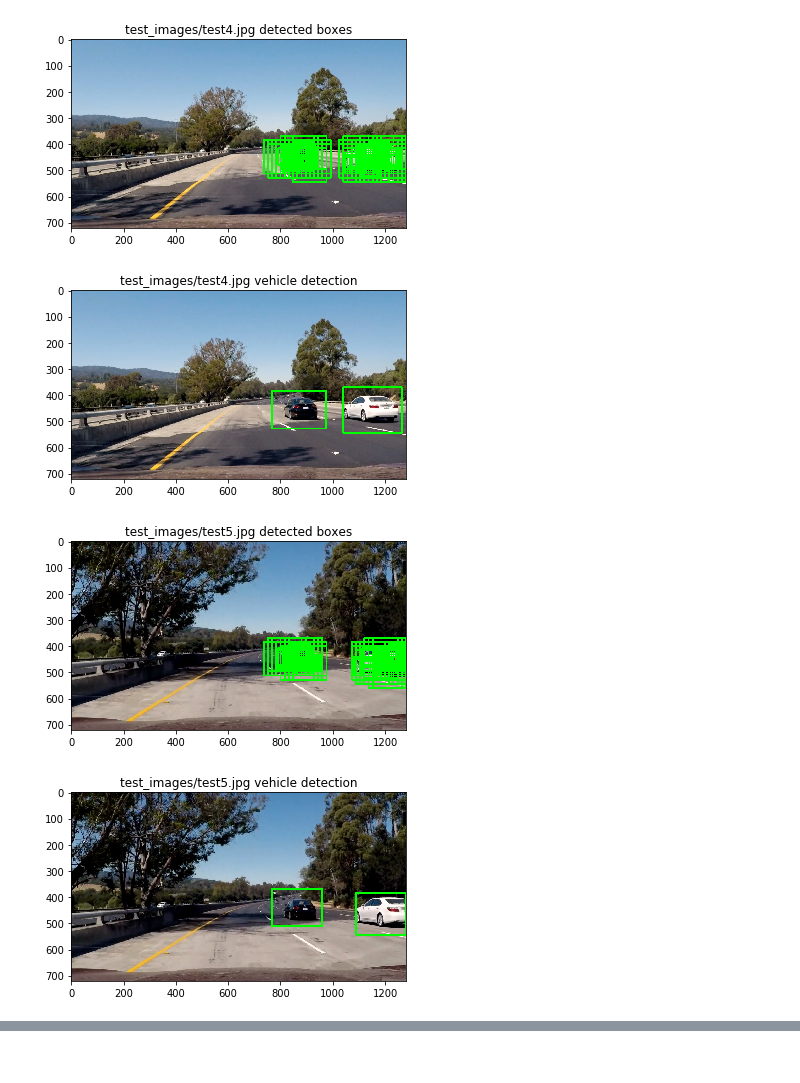
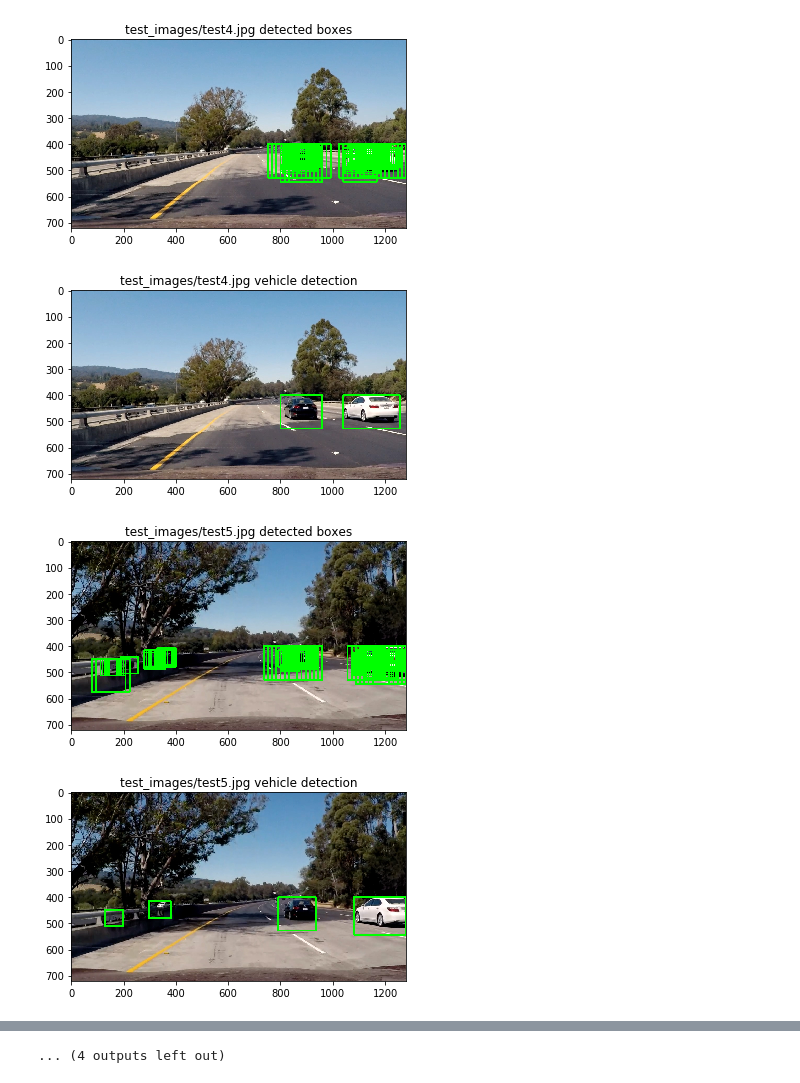
Before and after one commit to tmandal/CarND-Vehicle-Detection, a Jupyter notebook: Vehicle_Detection_CNN.ipynb, the cells around one changed output, grey strips where cells are left out. Saved outputs shown, nothing was run; the diff lists cells and outputs as text; code cells hidden in the pictures.

```diff
--- a/Vehicle_Detection_CNN.ipynb
+++ b/Vehicle_Detection_CNN.ipynb
@@ -205,7 +207,7 @@ def drawBoxes(img, bboxes, color=(0, 255, 0), thick=6):
     # Iterate through the bounding boxes
     for bbox in bboxes:
         # Draw a rectangle given bbox coordinates
-        cv2.rectangle(imcopy, bbox[0], bbox[1], color, thick)
+        cv2.rectangle(imcopy, (bbox[0], bbox[1]), (bbox[2], bbox[3]), color, thick)
     # Return the image copy with boxes drawn
     return imcopy
 # %%
@@ -213,8 +215,8 @@ def addHeat(heatmap, bbox_list):
     # Iterate through list of bboxes
     for box in bbox_list:
         # Add += 1 for all pixels inside each bbox
-        # Assuming each "box" takes the form ((x1, y1), (x2, y2))
-        heatmap[box[0][1]:box[1][1], box[0][0]:box[1][0]] += 1
+        # Assuming each "box" takes the form (x1, y1, x2, y2)
+        heatmap[box[1]:box[3], box[0]:box[2]] += 1
 
     # Return updated heatmap
     return heatmap
@@ -225,7 +227,8 @@ def applyThreshold(heatmap, threshold):
     # Return thresholded map
     return heatmap
 
-def drawLabeledBboxes(img, labels):
+def filterLabeledBboxes(labels, keep_history=False):
+    bboxes = []
     # Iterate through all detected cars
     for car_number in range(1, labels[1]+1):
         # Find pixels with each car_number label value
@@ -234,17 +237,26 @@ def drawLabeledBboxes(img, labels):
         nonzeroy = np.array(nonzero[0])
         nonzerox = np.array(nonzero[1])
         # Define a bounding box based on min/max x and y
-        bbox = ((np.min(nonzerox), np.min(nonzeroy)), (np.max(nonzerox), np.max(nonzeroy)))
-        # Draw the box on the image
-        cv2.rectangle(img, bbox[0], bbox[1], (0, 255, 0), 6)
-    # Return the image
-    return img
+        bbox = (np.min(nonzerox), np.min(nonzeroy), np.max(nonzerox), np.max(nonzeroy))
+        bboxes.append(bbox)
+
+    if keep_history:
+        filterLabeledBboxes.history.extend(bboxes)
+        filterLabeledBboxes.history = filterLabeledBboxes.history[-40:]
+        new_bboxes, _ = cv2.groupRectangles(np.array(filterLabeledBboxes.history).tolist(), 10, 0.1)
+    else:
+        filterLabeledBboxes.history = []
+        new_bboxes = bboxes
+
+    return new_bboxes
+
+filterLabeledBboxes.history = []
 # %%
-def vehicleDetection(image, input_color_space, model, roibbox=((0, 336), (1280, 656)), visualize=False):
+def vehicleDetection(image, input_color_space, model, keep_history=False, roibbox=((0, 400), (1280, 660)), visualize=False):
 
     hot_windows = findCars(image, input_color_space, roibbox, model)
 
-    heat = np.zeros_like(image[:,:,2]).astype(np.float)
+    heat = np.zeros_like(image[:,:,0]).astype(np.float)
 
     # Add heat to each box in box list
     heat = addHeat(heat, hot_windows)
@@ -255,10 +267,12 @@ def vehicleDetection(image, input_color_space, model, roibbox=((0, 336), (1280,
 
     # Find final boxes from heatmap using label function
     labels = label(heatmap)
-    draw_image = drawLabeledBboxes(np.copy(image), labels)
+    # Filter vehicle boxes from history of bboxes identified so far
+    veh_bboxes = filterLabeledBboxes(labels, keep_history)
+    draw_image = drawBoxes(image, veh_bboxes)
 
     if visualize:
-        window_image = drawBoxes(image, hot_windows, color=(0, 255, 0), thick=6)
+        window_image = drawBoxes(image, hot_windows)
         plt.figure()
         plt.imshow(cv2.cvtColor(window_image, cv2.COLOR_BGR2RGB))
         plt.title(imagefile + ' detected boxes')
@@ -275,9 +292,7 @@ def vehicleDetection(image, input_color_space, model, roibbox=((0, 336), (1280,
 # %%
-detection_model = vehicleDetectionModel(input_shape=(None, None, 3))
-detection_model.load_weights('model.h5')
-
 test_images = glob.glob('test_images/*.jpg')
-#test_images = glob.glob('test_images/test3.jpg')
+test_images.extend(['tmp/image1.jpg', 'tmp/image485.jpg'])
+#test_images = glob.glob('test_images/test3.jpg'))
 #test_images = glob.glob('tmp/image1.jpg')
 for imagefile in test_images:
     image = cv2.imread(imagefile)
@@ -292,4 +307,4 @@ for imagefile in test_images:
-[figure, old version]
+[figure, new version]
-[figure, old version]
+[figure, new version]
-[figure, old version]
+[figure, new version]
-[figure, old version]
+[figure, new version]
@@ -298,3 +313,4 @@ for imagefile in test_images:
+... (4 outputs left out)
 # %%
 # Import everything needed to edit/save/watch video clips
 from moviepy.editor import VideoFileClip
```
Also changed, not shown: parts of 8 cells of this notebook, 2 other files.
